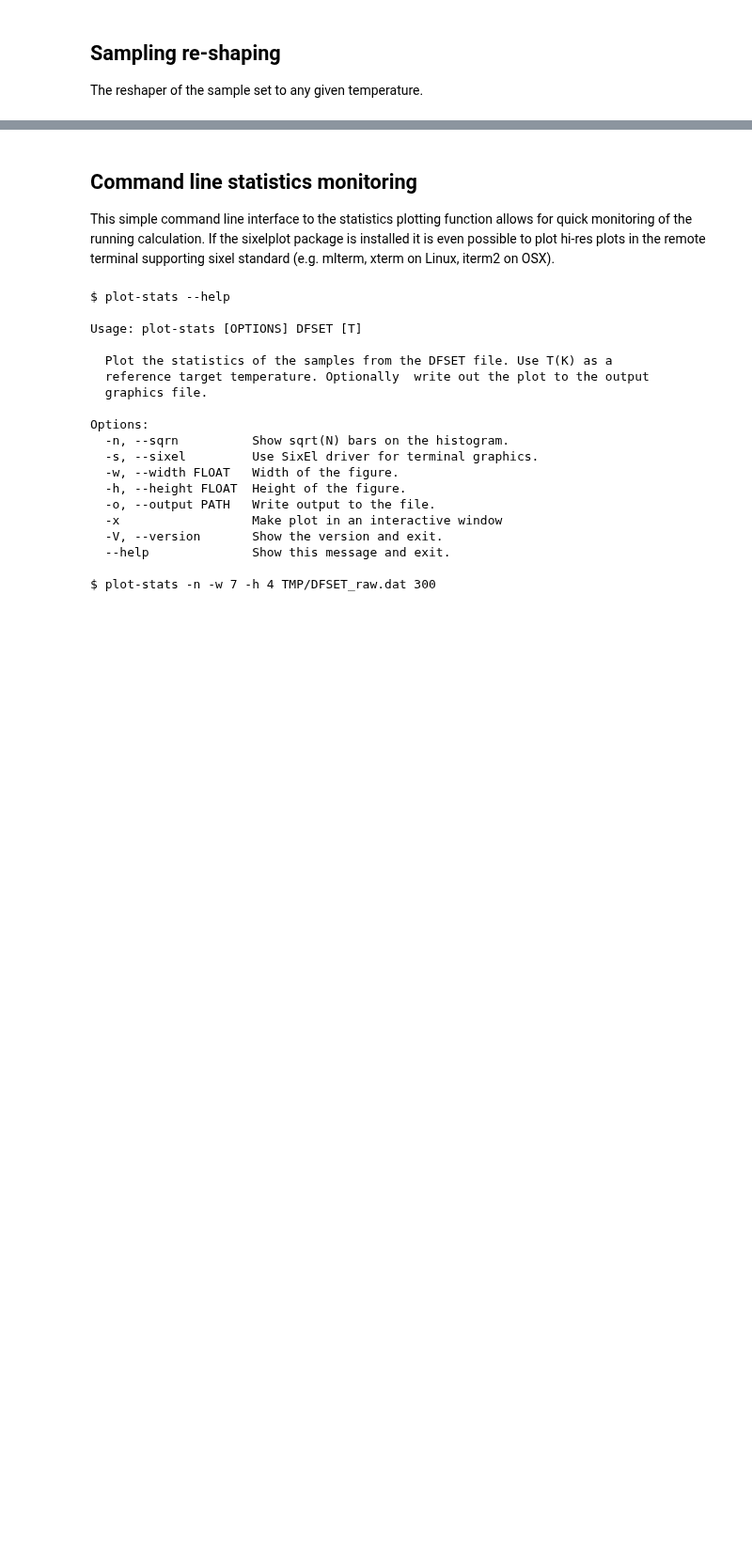
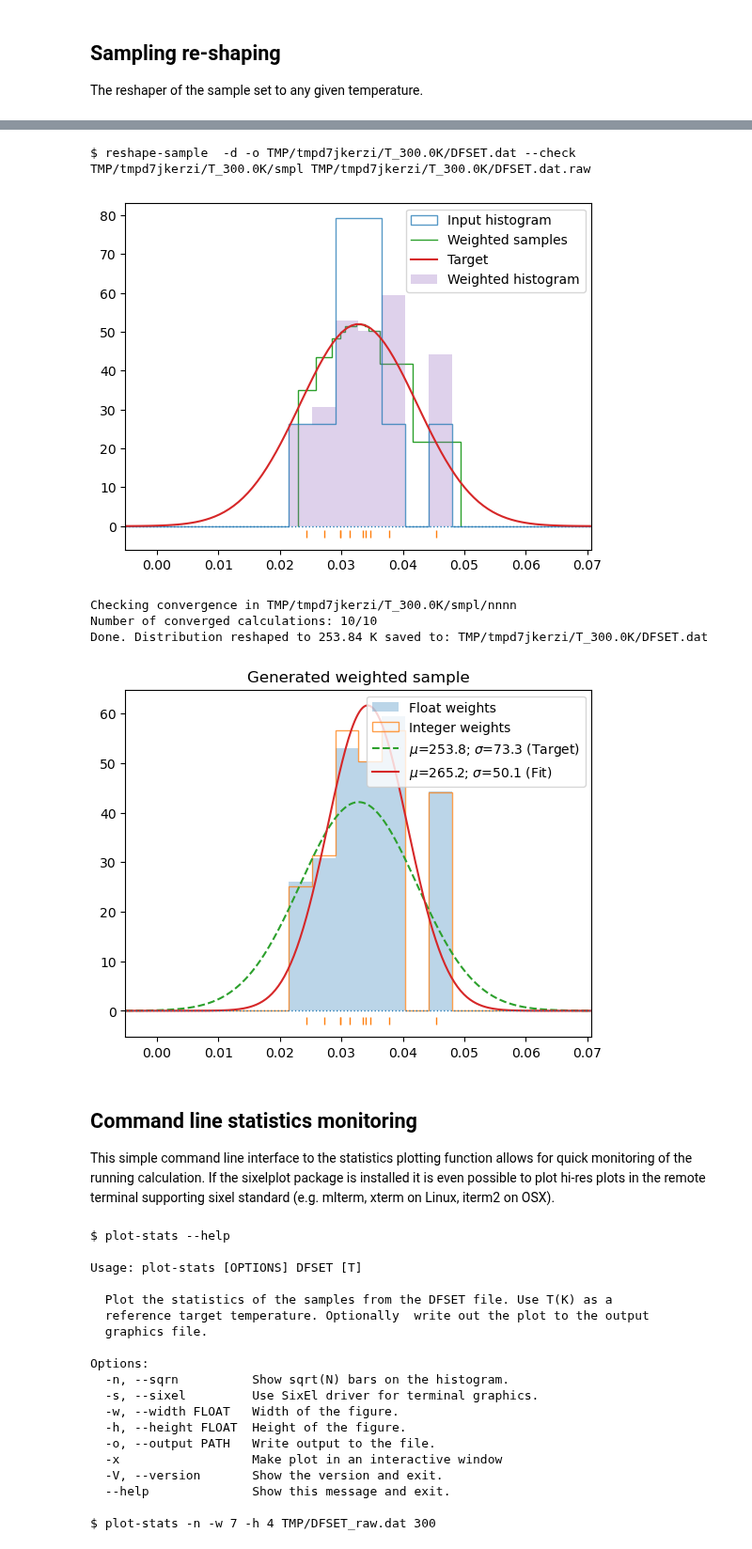
Before and after one commit to jochym/hecss, a Jupyter notebook: 02_CLI.ipynb, the cells around one changed output, grey strips where cells are left out. Shown at 94% size. Drawn from its saved outputs; the diff is of its cells as text; code cells hidden in the pictures; blank space fills up the shorter version.

```diff
--- a/02_CLI.ipynb
+++ b/02_CLI.ipynb
@@ -455,3 +465,19 @@ Done. Distribution reshaped to 296.11 K saved to: TMP/DFSET.dat
+# %%
+#| echo: false
+#| vasp
+
+!rm -f ${calc_dir.name}/T_300.0K/DFSET.dat
+run_cli_cmd(reshape_sample,
+            f" -d -o {calc_dir.name}/T_300.0K/DFSET.dat"
+            f" --check {calc_dir.name}/T_300.0K/smpl"
+            f" {calc_dir.name}/T_300.0K/DFSET.dat.raw")
+# %% [output]
+$ reshape-sample  -d -o TMP/tmpd7jkerzi/T_300.0K/DFSET.dat --check TMP/tmpd7jkerzi/T_300.0K/smpl TMP/tmpd7jkerzi/T_300.0K/DFSET.dat.raw
+[figure, added]
+Checking convergence in TMP/tmpd7jkerzi/T_300.0K/smpl/nnnn
+Number of converged calculations: 10/10
+Done. Distribution reshaped to 253.84 K saved to: TMP/tmpd7jkerzi/T_300.0K/DFSET.dat
+[figure, added]
 # %% [markdown]
 ## Command line statistics monitoring
 
```
Also changed, not shown: parts of 10 cells of this notebook, 14 other files.
